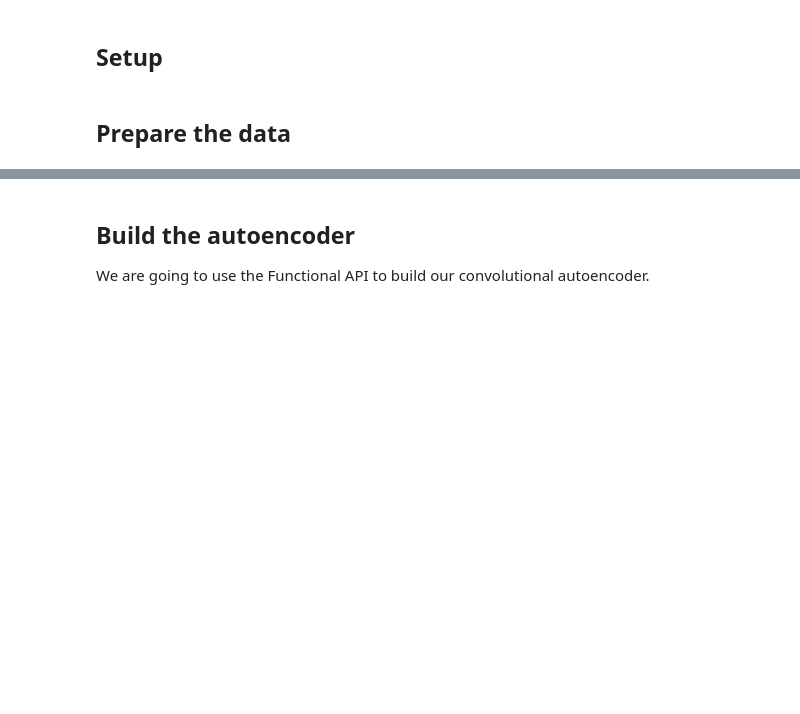
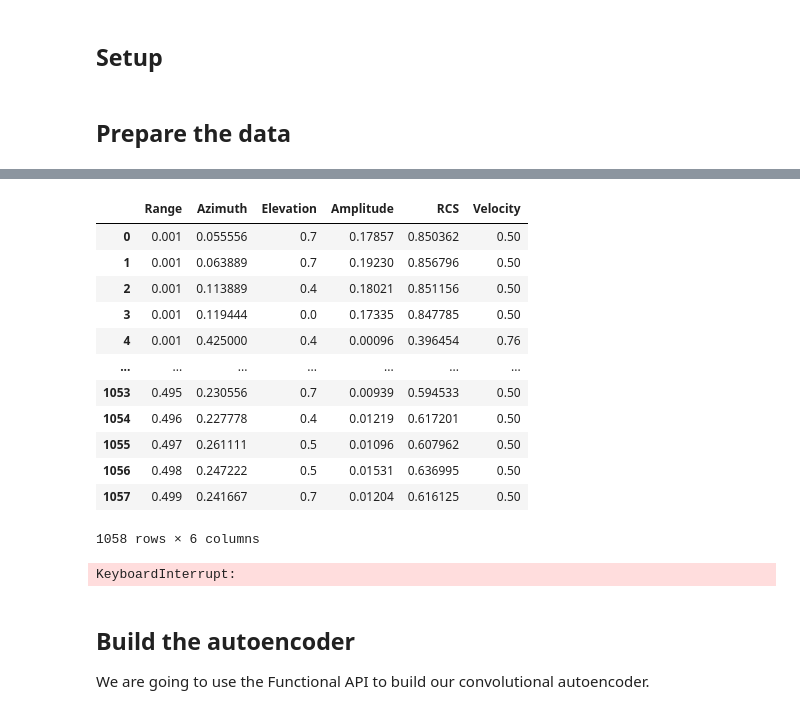
Before and after one commit to artinmajdi/PointCloud-Object-Detection-in-Autonomous-Driving, a Jupyter notebook: autoencoder.ipynb, the cells around one changed output, grey strips where cells are left out. Drawn from its saved outputs; the diff is of its cells as text; code cells hidden in the pictures; blank space fills up the shorter version.

```diff
--- a/autoencoder.ipynb
+++ b/autoencoder.ipynb
@@ -228,3 +167,30 @@ Epoch 5/5
+# %%
+
+i = 6
+dataloader = DataLoader(data_type='vector', modality = 'Radar')
+data = dataloader.get_data(filename=f'{i}_.txt')
+
+data
+# %% [output]
+|  | Range | Azimuth | Elevation | Amplitude | RCS | Velocity |
+| 0 | 0.001 | 0.055556 | 0.7 | 0.17857 | 0.850362 | 0.50 |
+| 1 | 0.001 | 0.063889 | 0.7 | 0.19230 | 0.856796 | 0.50 |
+| 2 | 0.001 | 0.113889 | 0.4 | 0.18021 | 0.851156 | 0.50 |
+| 3 | 0.001 | 0.119444 | 0.0 | 0.17335 | 0.847785 | 0.50 |
+| 4 | 0.001 | 0.425000 | 0.4 | 0.00096 | 0.396454 | 0.76 |
+| ... | ... | ... | ... | ... | ... | ... |
+| 1053 | 0.495 | 0.230556 | 0.7 | 0.00939 | 0.594533 | 0.50 |
+| 1054 | 0.496 | 0.227778 | 0.4 | 0.01219 | 0.617201 | 0.50 |
+| 1055 | 0.497 | 0.261111 | 0.5 | 0.01096 | 0.607962 | 0.50 |
+| 1056 | 0.498 | 0.247222 | 0.5 | 0.01531 | 0.636995 | 0.50 |
+| 1057 | 0.499 | 0.241667 | 0.7 | 0.01204 | 0.616125 | 0.50 |
+1058 rows × 6 columns
+# %%
+points = data[ data.columns[:3] ].to_numpy()
+
+v = pptk.viewer(points)
+# %% [output]
+KeyboardInterrupt:
 # %% [markdown]
 ## Build the autoencoder
 
```
Also changed, not shown: parts of 5 cells of this notebook, 2 other files.
